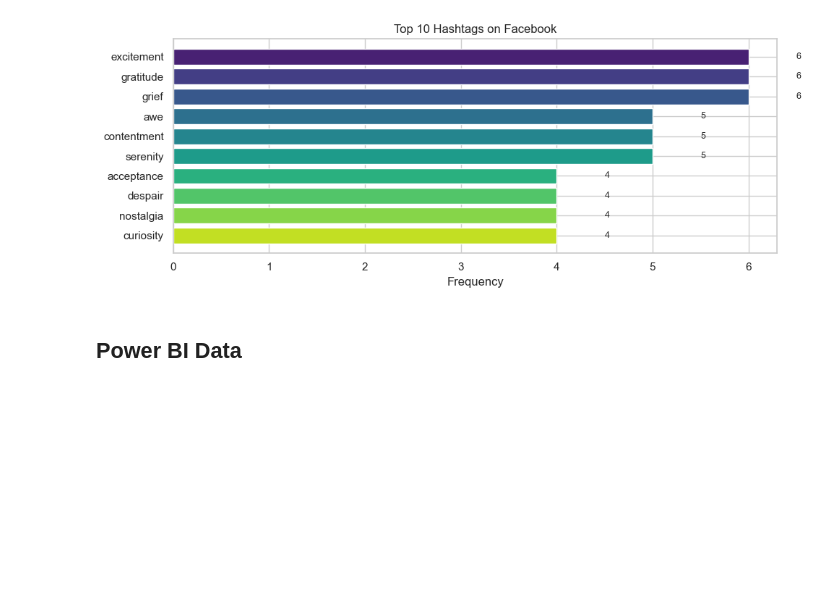
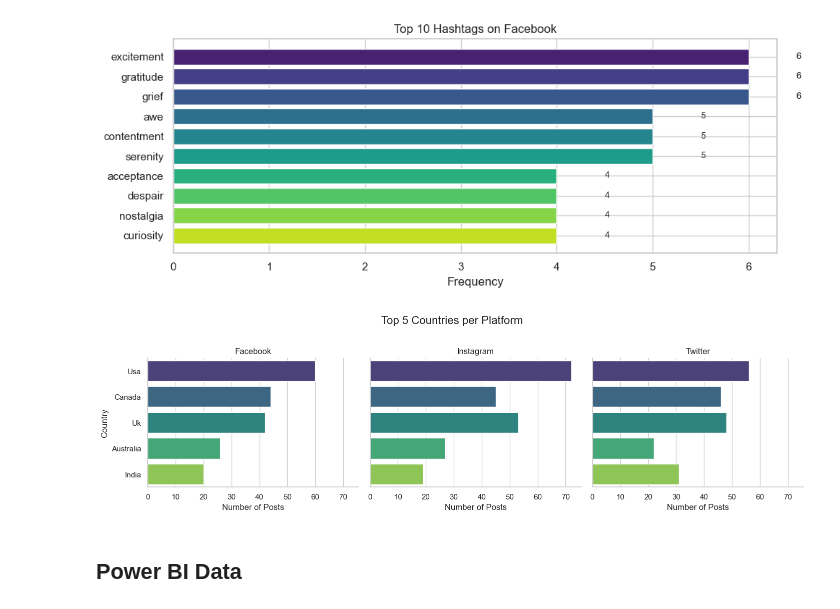
Before and after one commit to Kennerdol/FUTURE_DS_01, a Jupyter notebook: Future_DS_01_Social_Media_Sentiments_Analysis.ipynb, the cells around one changed output. Saved outputs shown, nothing was run; the diff lists cells and outputs as text; code cells hidden in the pictures; blank space fills up the shorter version.

Commit message:
Top performing countries per platform

```diff
--- a/Future_DS_01_Social_Media_Sentiments_Analysis.ipynb
+++ b/Future_DS_01_Social_Media_Sentiments_Analysis.ipynb
@@ -210,6 +209,38 @@ for platform, hashtags in platform_hashtag_data.items():
 [figure]
 [figure]
 [figure]
+# %%
+social_df_cleaned['Country'] = social_df_cleaned['Country'].str.strip().str.title()
+country_platform_counts = social_df_cleaned.groupby(['Platform', 'Country']).size().reset_index(name='Count')
+
+top_countries_per_platform = (
+    country_platform_counts
+    .sort_values(['Platform', 'Count'], ascending=[True, False])
+    .groupby('Platform')
+    .head(5)
+)
+
+g = sns.catplot(
+    data=top_countries_per_platform,
+    x='Count', y='Country',
+    hue='Country',
+    col='Platform',
+    kind='bar',
+    col_wrap=3,
+    height=4,
+    aspect=1.2,
+    palette='viridis',
+    legend=False,
+)
+
+g.set_titles("{col_name}")
+g.set_axis_labels("Number of Posts", "Country")
+g.fig.suptitle("Top 5 Countries per Platform", fontsize=16, y=1.02)
+plt.tight_layout()
+plt.savefig('Top_Countries_by_Platform.png')
+plt.show()
+# %% [output]
+[figure, added]
 # %% [markdown]
 ## Power BI Data
 # %%
```
Also changed, not shown: parts of 1 cell of this notebook, 1 other file.
